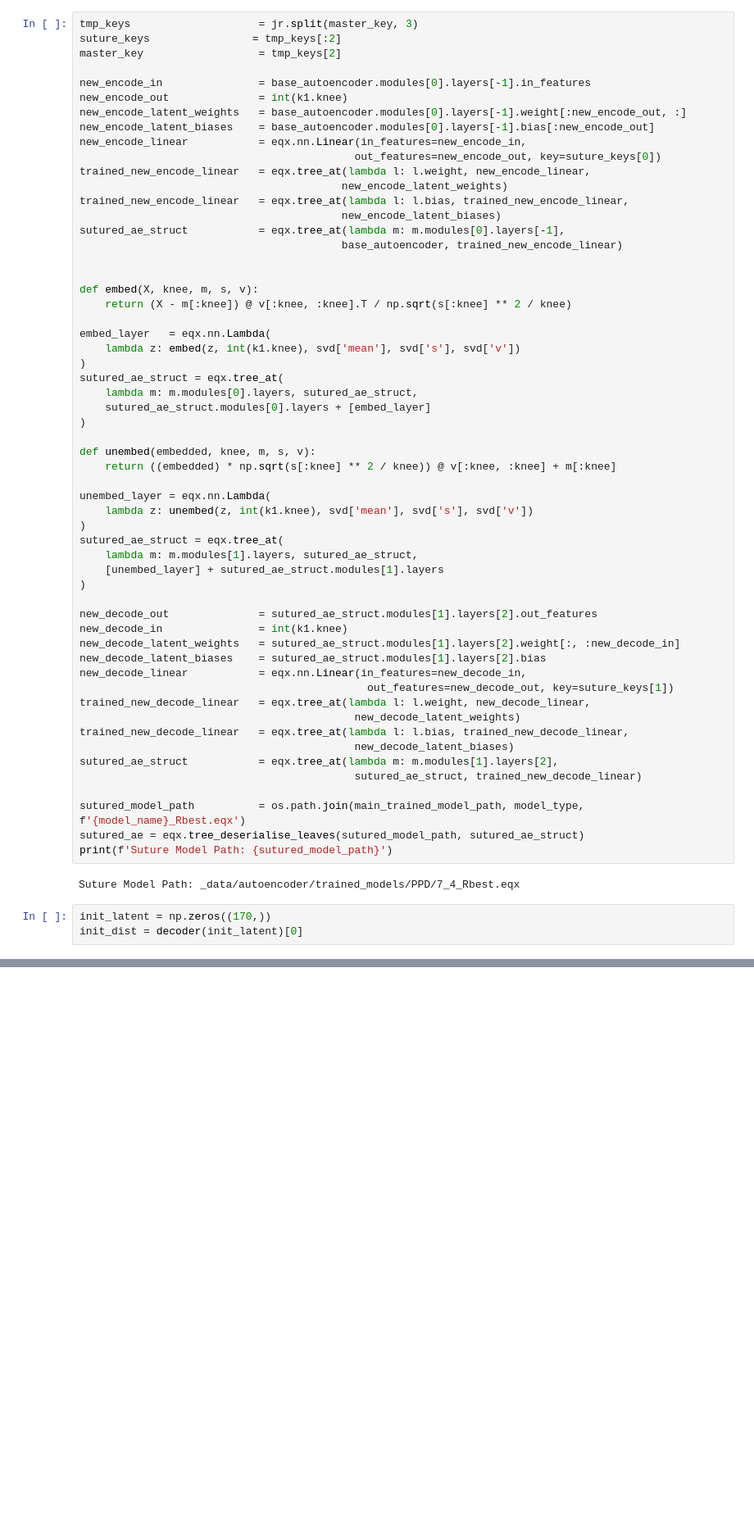
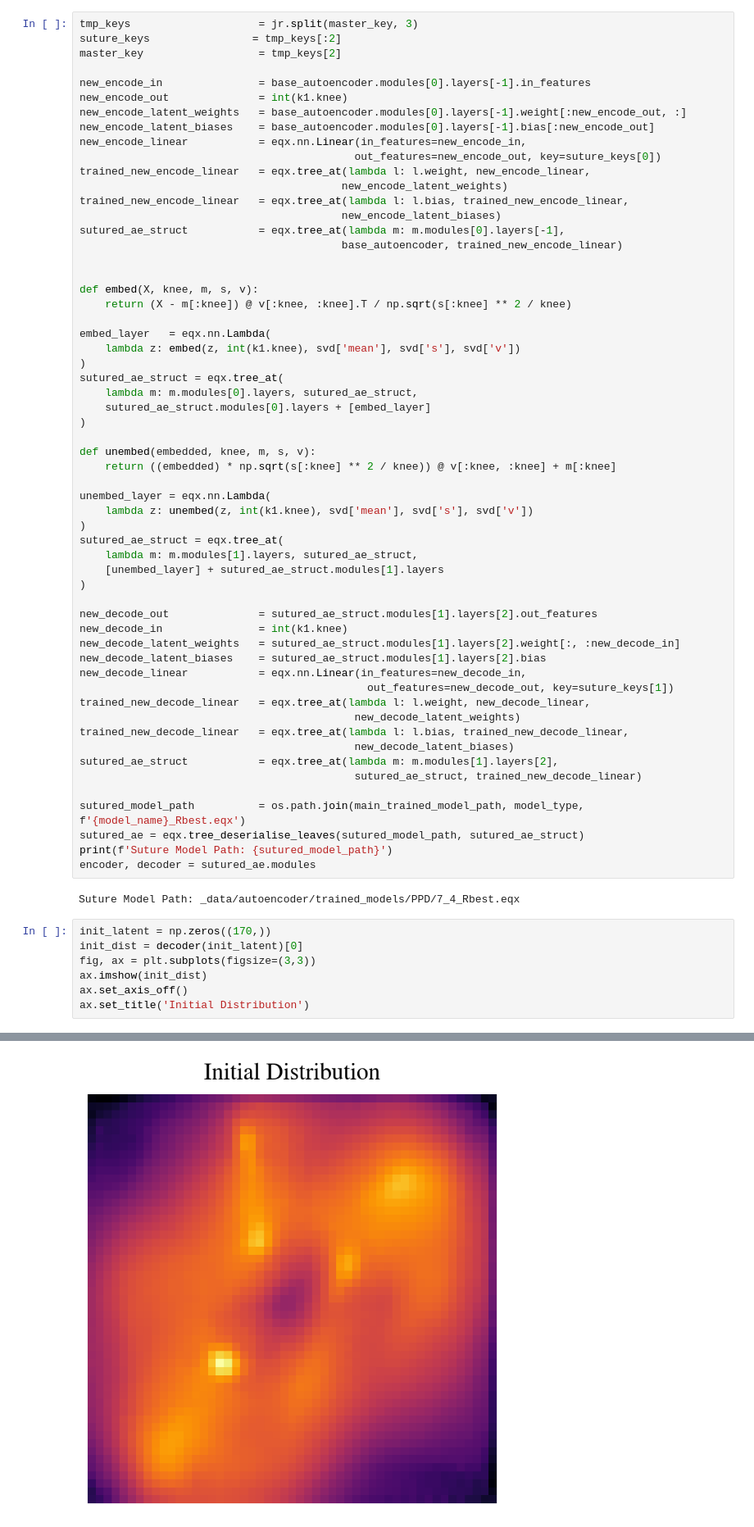
Before and after one commit to JonahDG/frito, a Jupyter notebook: notebooks/Testing/DiscoTesting.ipynb, the cells around one changed output, grey strips where cells are left out. Shown at 82% size. Saved outputs shown, nothing was run; the diff lists cells and outputs as text; blank space fills up the shorter version.

```diff
--- a/notebooks/Testing/DiscoTesting.ipynb
+++ b/notebooks/Testing/DiscoTesting.ipynb
@@ -185,9 +185,14 @@ sutured_ae_struct           = eqx.tree_at(lambda m: m.modules[1].layers[2],
 sutured_model_path          = os.path.join(main_trained_model_path, model_type, f'{model_name}_Rbest.eqx')
 sutured_ae = eqx.tree_deserialise_leaves(sutured_model_path, sutured_ae_struct)
 print(f'Suture Model Path: {sutured_model_path}')
+encoder, decoder = sutured_ae.modules
 # %% [output]
 Suture Model Path: _data/autoencoder/trained_models/PPD/7_4_Rbest.eqx
 # %%
 init_latent = np.zeros((170,))
 init_dist = decoder(init_latent)[0]
+fig, ax = plt.subplots(figsize=(3,3))
+ax.imshow(init_dist)
+ax.set_axis_off()
+ax.set_title('Initial Distribution')
 # %% [output]
@@ -194,0 +200 @@ NameError: name 'np' is not defined
+[figure, added]
```
Also changed, not shown: parts of 8 cells of this notebook, 2 other files.
